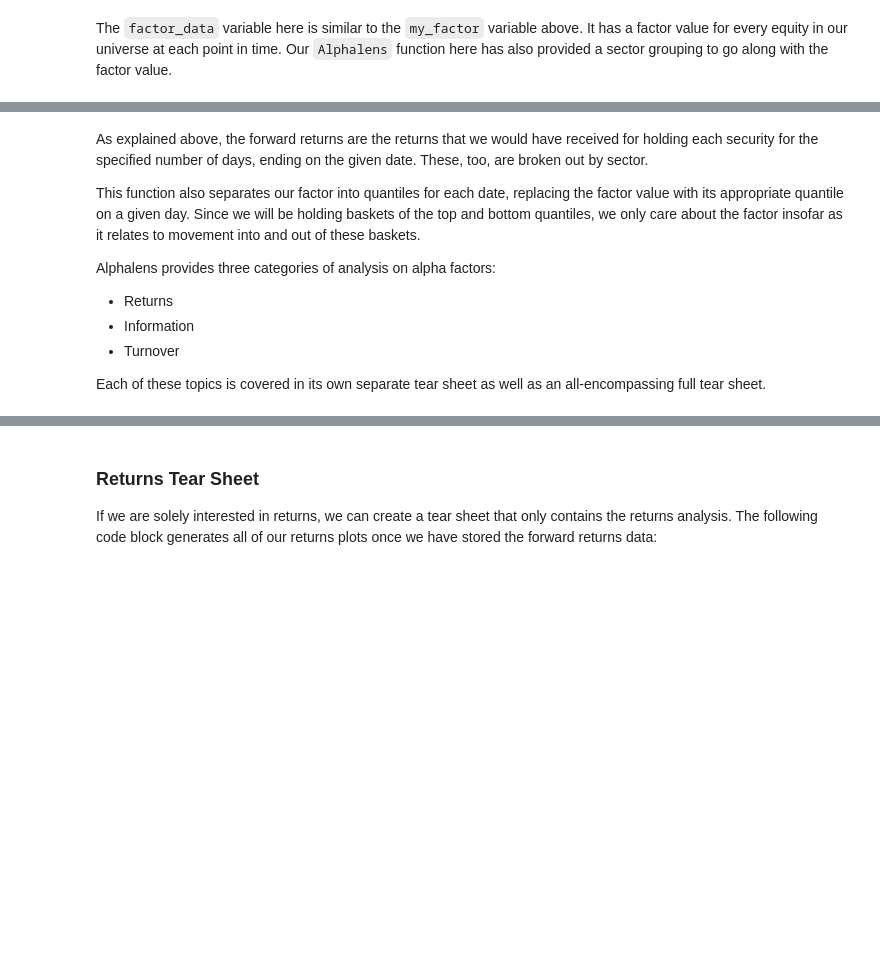
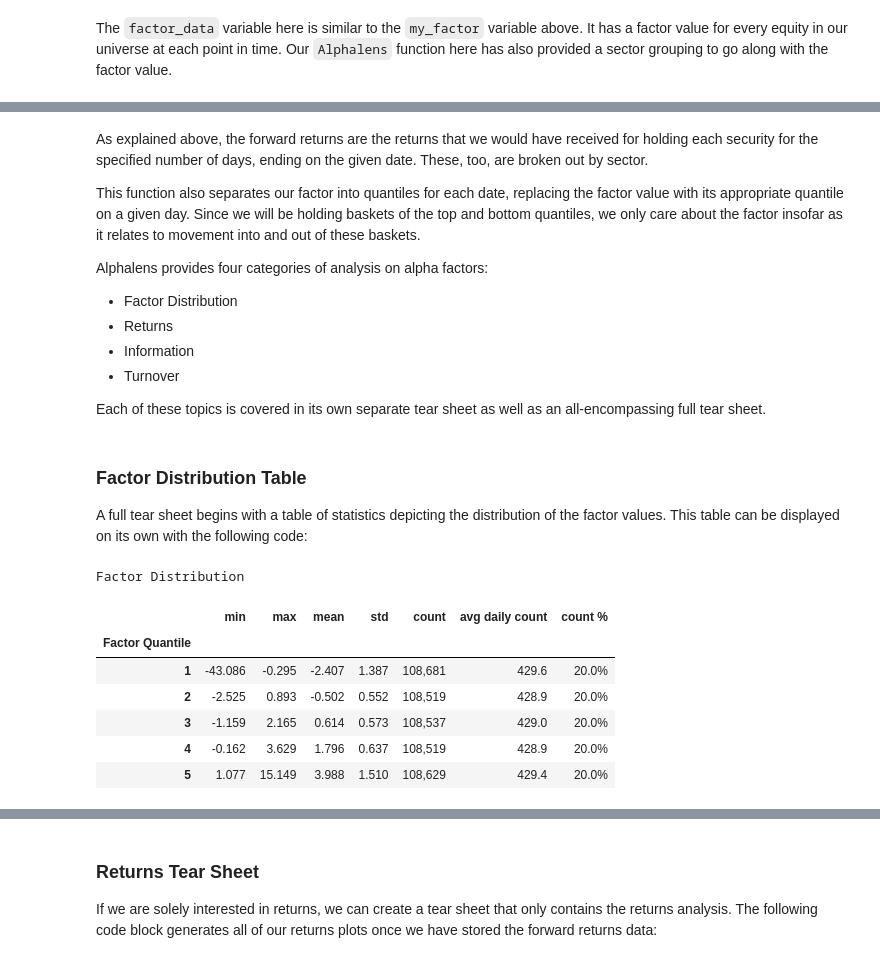
Before and after one commit to quantrocket-codeload/quant-finance-lectures, a Jupyter notebook: quant_finance_lectures/Lecture38-Factor-Analysis-with-Alphalens.ipynb, the cells around one changed output, grey strips where cells are left out. Drawn from its saved outputs; the diff is of its cells as text; code cells hidden in the pictures; blank space fills up the shorter version.

```diff
--- a/quant_finance_lectures/Lecture38-Factor-Analysis-with-Alphalens.ipynb
+++ b/quant_finance_lectures/Lecture38-Factor-Analysis-with-Alphalens.ipynb
@@ -146,10 +145,26 @@ As explained above, the forward returns are the returns that we would have recei
 
 This function also separates our factor into quantiles for each date, replacing the factor value with its appropriate quantile on a given day. Since we will be holding baskets of the top and bottom quantiles, we only care about the factor insofar as it relates to movement into and out of these baskets.
 
-Alphalens provides three categories of analysis on alpha factors:
+Alphalens provides four categories of analysis on alpha factors:
 
+* Factor Distribution
 * Returns
 * Information
 * Turnover
 
 Each of these topics is covered in its own separate tear sheet as well as an all-encompassing full tear sheet.
+# %% [markdown]
+### Factor Distribution Table
+
+A full tear sheet begins with a table of statistics depicting the distribution of the factor values. This table can be displayed on its own with the following code:
+# %%
+al.plotting.plot_factor_distribution_table(factor_data)
+# %% [output]
+Factor Distribution
+|  | min | max | mean | std | count | avg daily count | count % |
+| Factor Quantile |  |  |  |  |  |  |  |
+| 1 | -43.086 | -0.295 | -2.407 | 1.387 | 108,681 | 429.6 | 20.0% |
+| 2 | -2.525 | 0.893 | -0.502 | 0.552 | 108,519 | 428.9 | 20.0% |
+| 3 | -1.159 | 2.165 | 0.614 | 0.573 | 108,537 | 429.0 | 20.0% |
+| 4 | -0.162 | 3.629 | 1.796 | 0.637 | 108,519 | 428.9 | 20.0% |
+| 5 | 1.077 | 15.149 | 3.988 | 1.510 | 108,629 | 429.4 | 20.0% |
```
Also changed, not shown: parts of 21 cells of this notebook.
